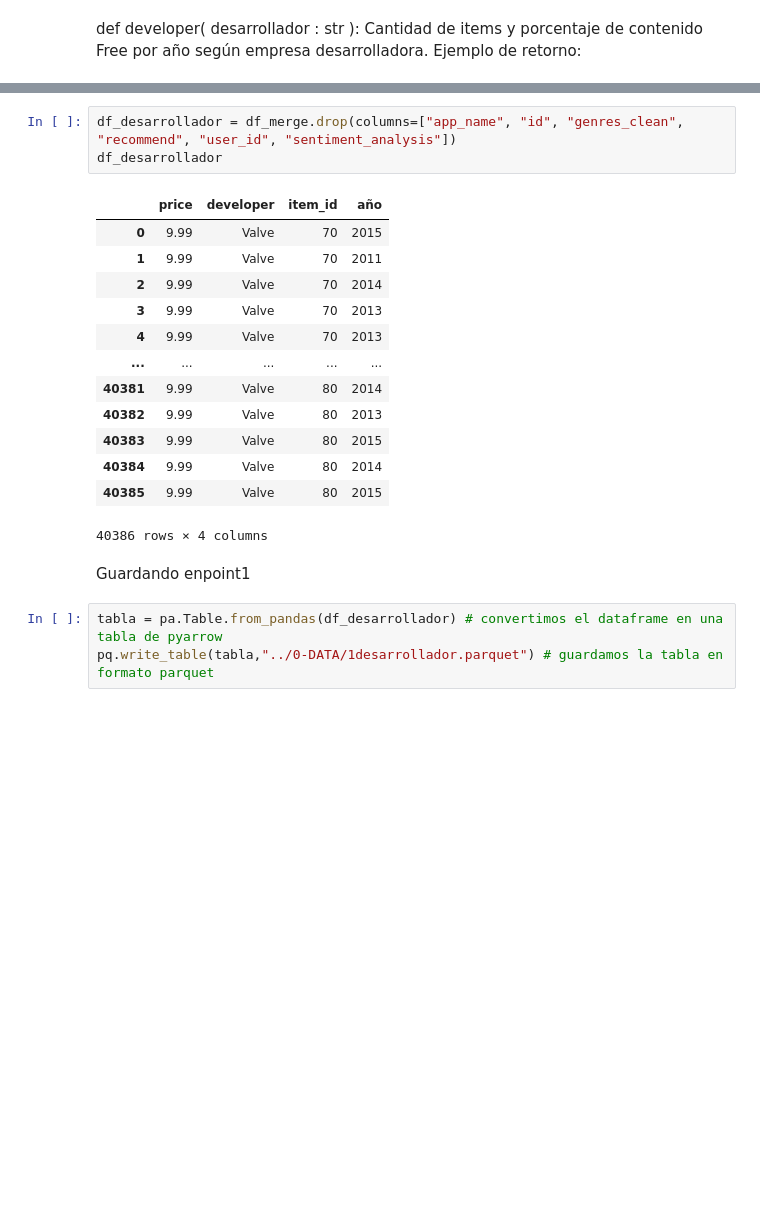
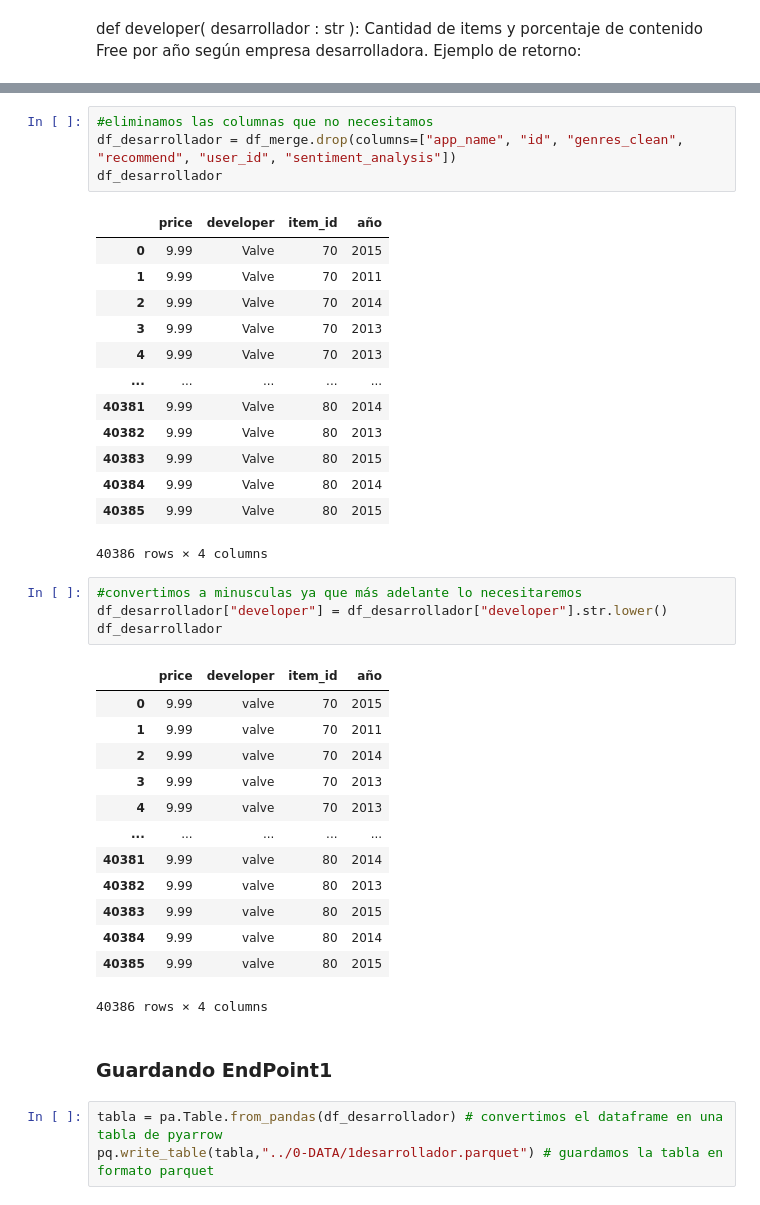
Before and after one commit to MAYKJOEL/Sistema_de_Recomendacion_de_Videojuegos_Steam, a Jupyter notebook: 4-FASTAPI/DF_x_Endpoints.ipynb, the cells around one changed output, grey strips where cells are left out. Saved outputs shown, nothing was run; the diff lists cells and outputs as text; blank space fills up the shorter version.

```diff
--- a/4-FASTAPI/DF_x_Endpoints.ipynb
+++ b/4-FASTAPI/DF_x_Endpoints.ipynb
@@ -60,6 +74,7 @@ df_merge
 | 40385 | Counter-Strike: Condition Zero | 9.99 | 80.0 | Valve | Action | 80 | 1 | lachwe | 0 | ... |
 40386 rows × 10 columns
 # %%
+#eliminamos las columnas que no necesitamos
 df_desarrollador = df_merge.drop(columns=["app_name", "id", "genres_clean", "recommend", "user_id", "sentiment_analysis"])
 df_desarrollador
 # %% [output]
@@ -76,8 +91,26 @@ df_desarrollador
 | 40384 | 9.99 | Valve | 80 | 2014 |
 | 40385 | 9.99 | Valve | 80 | 2015 |
 40386 rows × 4 columns
-# %% [markdown]
-Guardando enpoint1
+# %%
+#convertimos a minusculas ya que más adelante lo necesitaremos
+df_desarrollador["developer"] = df_desarrollador["developer"].str.lower()
+df_desarrollador
+# %% [output]
+|  | price | developer | item_id | año |
+| 0 | 9.99 | valve | 70 | 2015 |
+| 1 | 9.99 | valve | 70 | 2011 |
+| 2 | 9.99 | valve | 70 | 2014 |
+| 3 | 9.99 | valve | 70 | 2013 |
+| 4 | 9.99 | valve | 70 | 2013 |
+| ... | ... | ... | ... | ... |
+| 40381 | 9.99 | valve | 80 | 2014 |
+| 40382 | 9.99 | valve | 80 | 2013 |
+| 40383 | 9.99 | valve | 80 | 2015 |
+| 40384 | 9.99 | valve | 80 | 2014 |
+| 40385 | 9.99 | valve | 80 | 2015 |
+40386 rows × 4 columns
+# %% [markdown]
+### Guardando EndPoint1
 # %%
 tabla = pa.Table.from_pandas(df_desarrollador) # convertimos el dataframe en una tabla de pyarrow
 pq.write_table(tabla,"../0-DATA/1desarrollador.parquet") # guardamos la tabla en formato parquet
```
Also changed, not shown: parts of 38 cells of this notebook, 24 other files.
